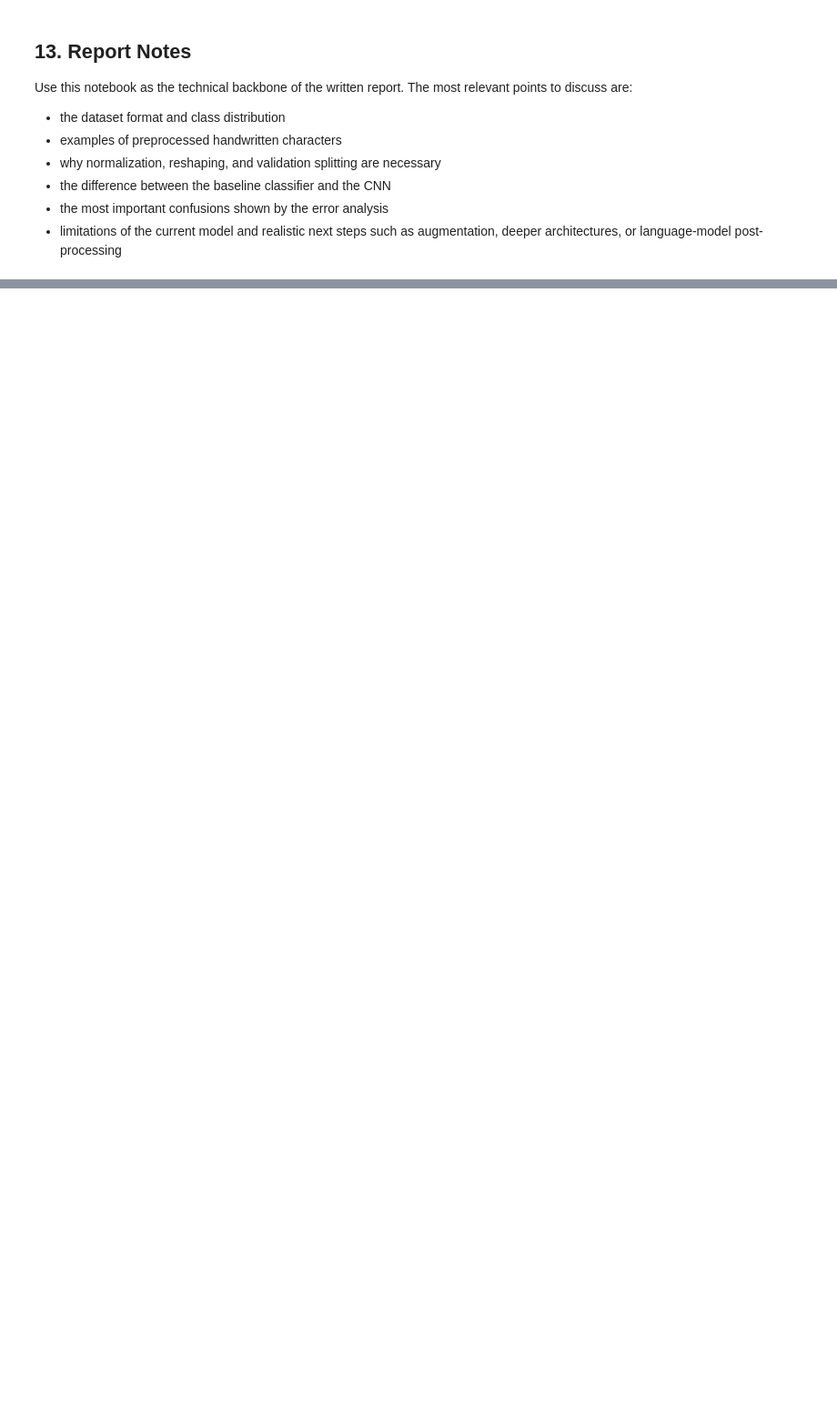
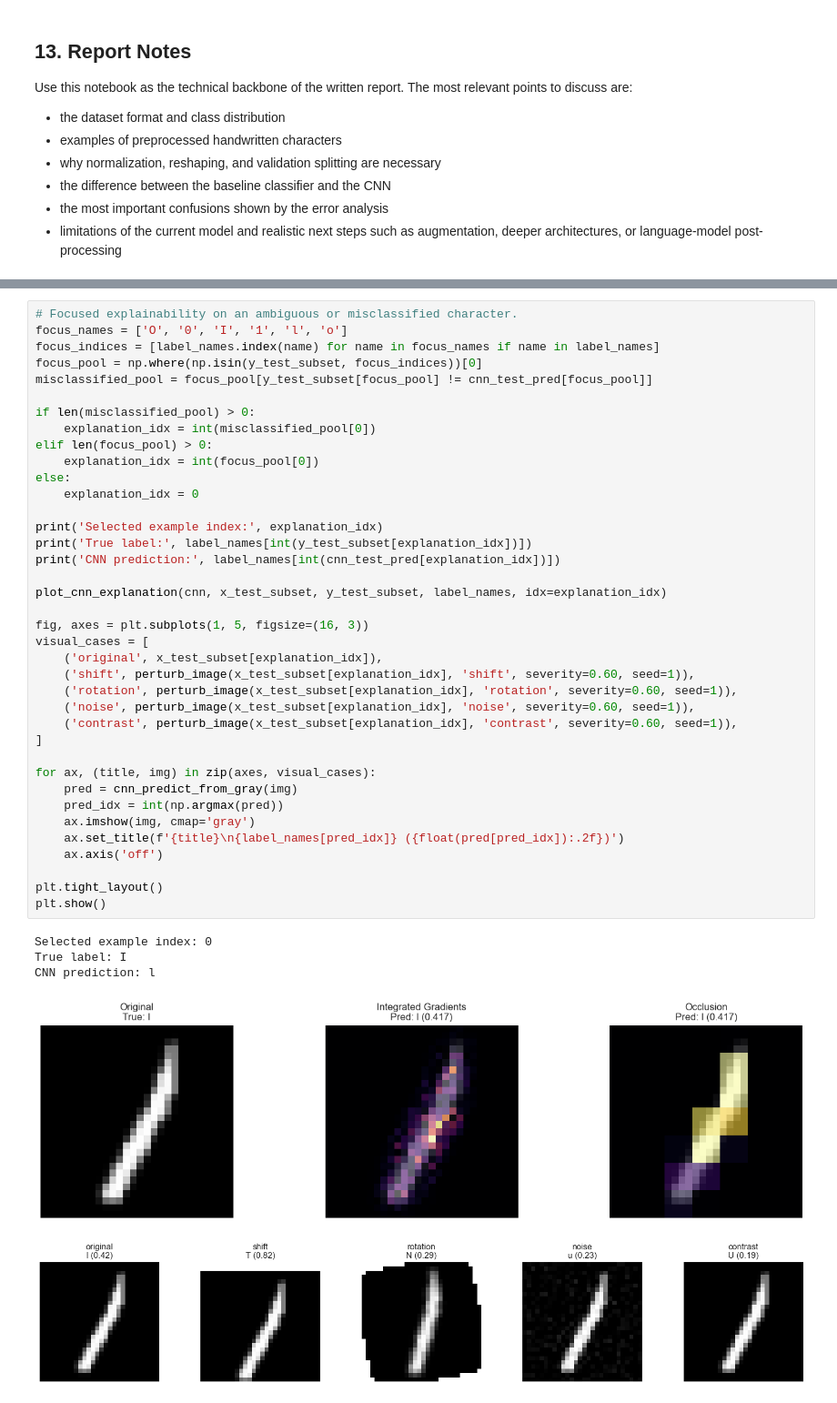
Before and after one commit to Muten-Roshi-Sama/MachineLearningLabs_4eiai40, a Jupyter notebook: Project2026/ocr.ipynb, the cells around one changed output, grey strips where cells are left out. Shown at 91% size. Cells and saved outputs as stored; diff of their text form; blank space fills up the shorter version.

```diff
--- a/Project2026/ocr.ipynb
+++ b/Project2026/ocr.ipynb
@@ -1140,0 +1332,44 @@ Use this notebook as the technical backbone of the written report. The most rele
+# %%
+# Focused explainability on an ambiguous or misclassified character.
+focus_names = ['O', '0', 'I', '1', 'l', 'o']
+focus_indices = [label_names.index(name) for name in focus_names if name in label_names]
+focus_pool = np.where(np.isin(y_test_subset, focus_indices))[0]
+misclassified_pool = focus_pool[y_test_subset[focus_pool] != cnn_test_pred[focus_pool]]
+
+if len(misclassified_pool) > 0:
+    explanation_idx = int(misclassified_pool[0])
+elif len(focus_pool) > 0:
+    explanation_idx = int(focus_pool[0])
+else:
+    explanation_idx = 0
+
+print('Selected example index:', explanation_idx)
+print('True label:', label_names[int(y_test_subset[explanation_idx])])
+print('CNN prediction:', label_names[int(cnn_test_pred[explanation_idx])])
+
+plot_cnn_explanation(cnn, x_test_subset, y_test_subset, label_names, idx=explanation_idx)
+
+fig, axes = plt.subplots(1, 5, figsize=(16, 3))
+visual_cases = [
+    ('original', x_test_subset[explanation_idx]),
+    ('shift', perturb_image(x_test_subset[explanation_idx], 'shift', severity=0.60, seed=1)),
+    ('rotation', perturb_image(x_test_subset[explanation_idx], 'rotation', severity=0.60, seed=1)),
+    ('noise', perturb_image(x_test_subset[explanation_idx], 'noise', severity=0.60, seed=1)),
+    ('contrast', perturb_image(x_test_subset[explanation_idx], 'contrast', severity=0.60, seed=1)),
+]
+
+for ax, (title, img) in zip(axes, visual_cases):
+    pred = cnn_predict_from_gray(img)
+    pred_idx = int(np.argmax(pred))
+    ax.imshow(img, cmap='gray')
+    ax.set_title(f'{title}\n{label_names[pred_idx]} ({float(pred[pred_idx]):.2f})')
+    ax.axis('off')
+
+plt.tight_layout()
+plt.show()
+# %% [output]
+Selected example index: 0
+True label: I
+CNN prediction: l
+[figure, added]
+[figure, added]
```
Also changed, not shown: parts of 20 cells of this notebook, 1 other file.
